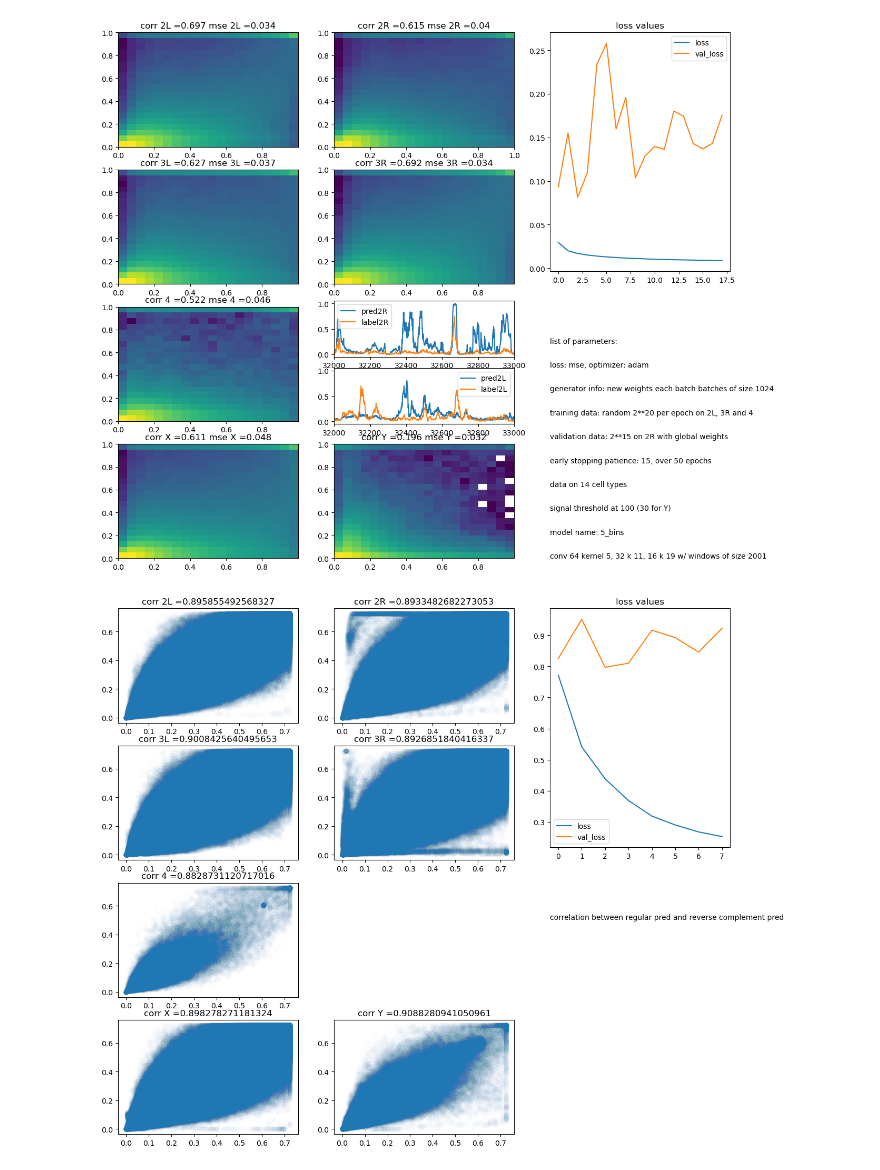
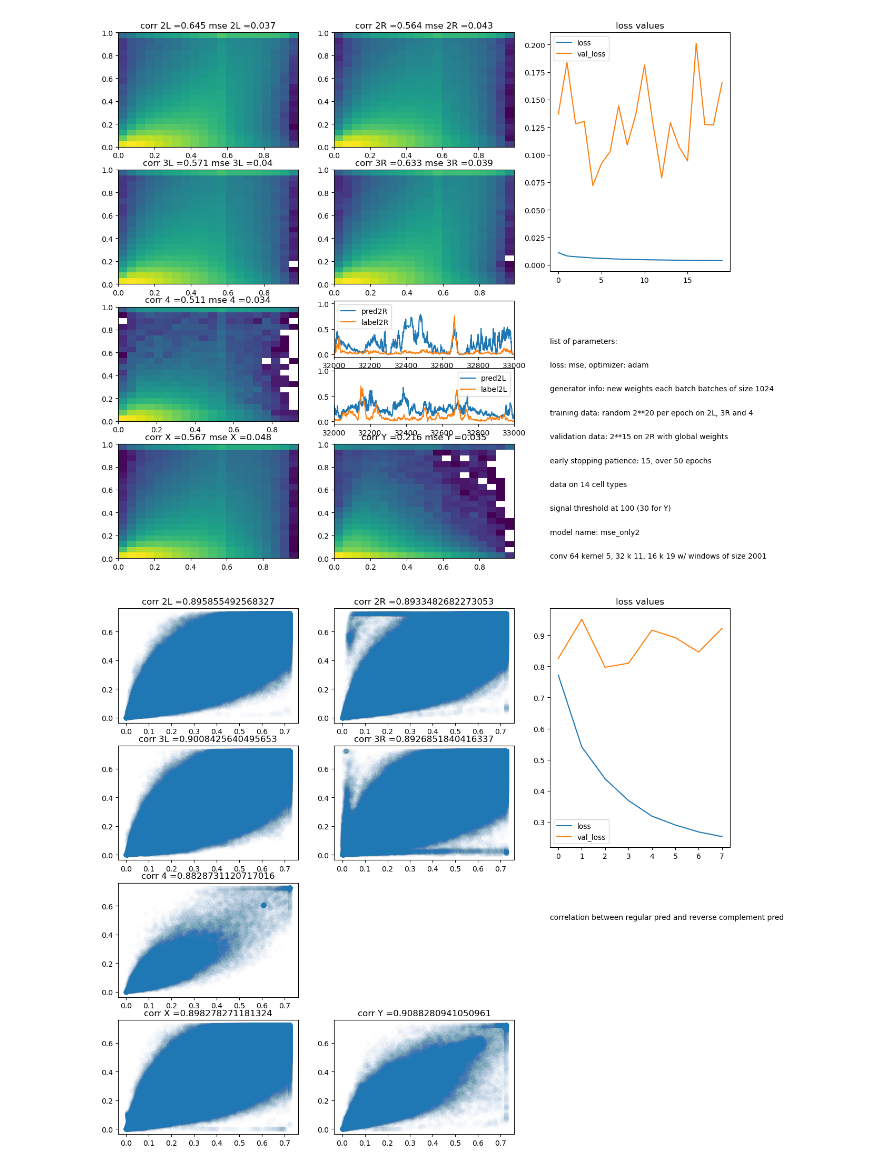
Before and after one commit to floriantilliet/mnhn_internship, a Jupyter notebook: projet3.ipynb, the cells around one changed output. Drawn from its saved outputs; the diff is of its cells as text; code cells hidden in the pictures.

```diff
--- a/projet3.ipynb
+++ b/projet3.ipynb
@@ -67,14 +67,14 @@ Y_Y=np.load('/home/florian/projet/scATACseq_14chr.npz')['Y'][0]
 Y_Y[Y_Y >= 40] = 40
 Y_Y=Y_Y/40
 # %%
-df = pd.read_csv ('/home/florian/projet/models/5_bins/history.csv')
-pred2L=np.load('/home/florian/projet/models/preds_5_bins.npz')['pred2L']
-pred2R=np.load('/home/florian/projet/models/preds_5_bins.npz')['pred2R']
-pred3L=np.load('/home/florian/projet/models/preds_5_bins.npz')['pred3L']
-pred3R=np.load('/home/florian/projet/models/preds_5_bins.npz')['pred3R']
-pred4=np.load('/home/florian/projet/models/preds_5_bins.npz')['pred4']
-predX=np.load('/home/florian/projet/models/preds_5_bins.npz')['predX']
-predY=np.load('/home/florian/projet/models/preds_5_bins.npz')['predY']
+df = pd.read_csv ('/home/florian/projet/models/mse_only3/history.csv')
+pred2L=np.load('/home/florian/projet/models/preds_mse_only3.npz')['pred2L']
+pred2R=np.load('/home/florian/projet/models/preds_mse_only3.npz')['pred2R']
+pred3L=np.load('/home/florian/projet/models/preds_mse_only3.npz')['pred3L']
+pred3R=np.load('/home/florian/projet/models/preds_mse_only3.npz')['pred3R']
+pred4=np.load('/home/florian/projet/models/preds_mse_only3.npz')['pred4']
+predX=np.load('/home/florian/projet/models/preds_mse_only3.npz')['predX']
+predY=np.load('/home/florian/projet/models/preds_mse_only3.npz')['predY']
 corr2L=round(np.corrcoef(Y_2L[::10],pred2L)[0][1],3)
 corr2R=round(np.corrcoef(Y_2R[::10],pred2R)[0][1],3)
 corr3R=round(np.corrcoef(Y_3R[1::10],pred3R)[0][1],3)#1
@@ -165,35 +165,35 @@ plt.legend()
 plt.title('loss values')
 
 plt.subplot(8,3,14)
 plt.plot(pred2R,label='pred2R')
 plt.plot(Y_2R[::10],label='label2R')
 plt.xlim(32000,33000)
 plt.legend()
 
 plt.subplot(8,3,17)
 plt.plot(pred2L,label='pred2L')
 plt.plot(Y_2L[::10],label='label2L')
 plt.xlim(32000,33000)
 plt.legend()
 
 plt.subplot(2,3,6)
 plt.axis([0, 10, 0, 10])
 plt.text(0,9,"list of parameters:")
 plt.text(0,8,"loss: mse, optimizer: adam")
 plt.text(0,7,"generator info: new weights each batch batches of size 1024")
 plt.text(0,6,"training data: random 2**20 per epoch on 2L, 3R and 4")
 plt.text(0,5,"validation data: 2**15 on 2R with global weights")
 plt.text(0,4,"early stopping patience: 15, over 50 epochs")
 plt.text(0,3,"data on 14 cell types")
 plt.text(0,2,"signal threshold at 100 (30 for Y)")
-plt.text(0,1,"model name: 5_bins")
+plt.text(0,1,"model name: mse_only2")
 plt.text(0,0,"conv 64 kernel 5, 32 k 11, 16 k 19 w/ windows of size 2001")
 
 plt.axis("off")
 
 plt.subplots_adjust(bottom=0.001, top=0.9999)
 # %% [output]
-[figure, old version]
+[figure, new version]
 # %%
 plt.figure(figsize=(15,10))
 plt.subplot(4,3,1)
```
Also changed, not shown: 4 other files.
